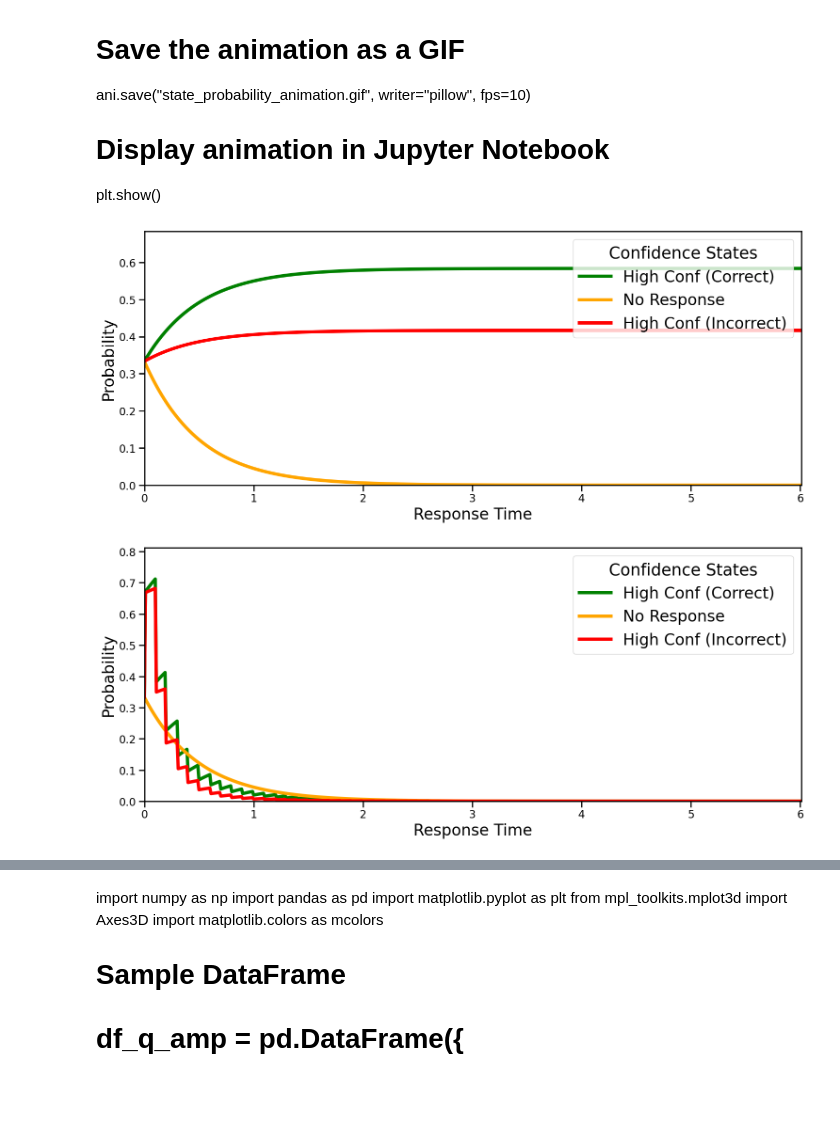
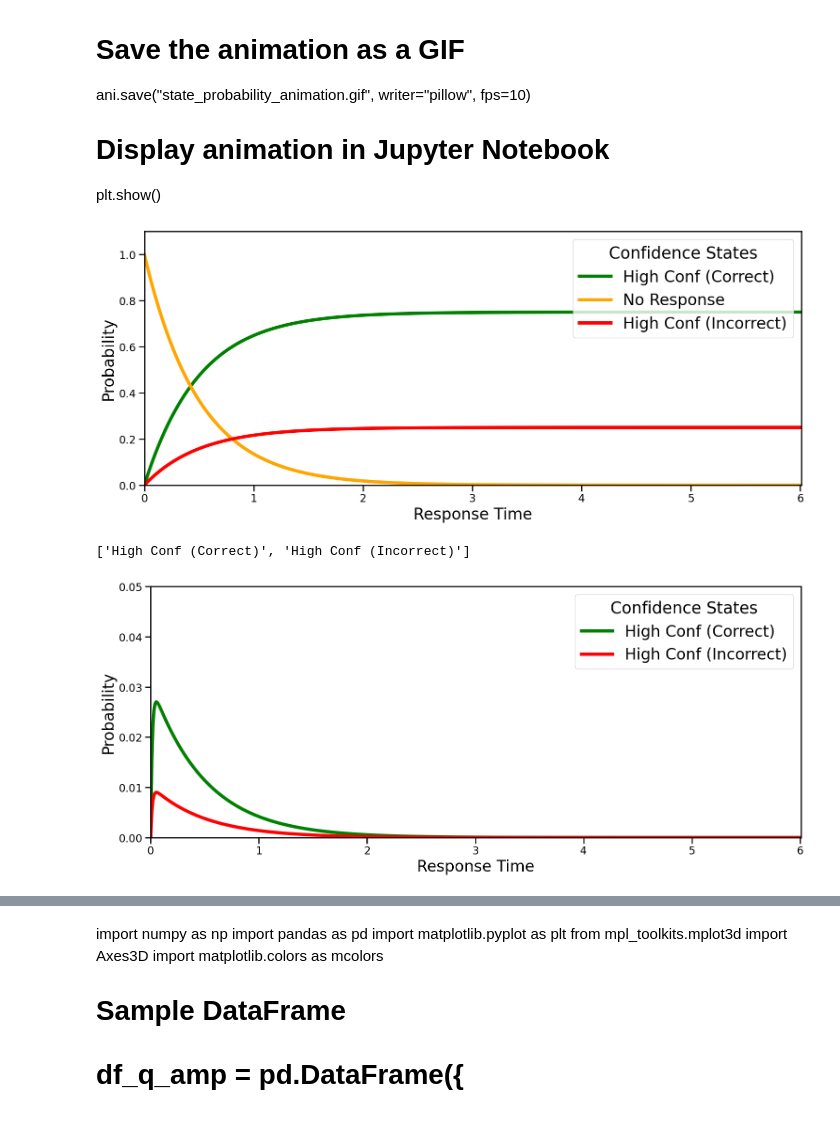
Before and after one commit to rkmalaiya/stochastic_cognitive_dynamics, a Jupyter notebook: examples/diffusion_quantum_evolution_discrete_time.ipynb, the cells around one changed output, grey strips where cells are left out. Saved outputs shown, nothing was run; the diff lists cells and outputs as text; code cells hidden in the pictures.

Commit message:
changes to get quantum walk animation

```diff
--- a/examples/diffusion_quantum_evolution_discrete_time.ipynb
+++ b/examples/diffusion_quantum_evolution_discrete_time.ipynb
@@ -97,7 +97,7 @@ import cme.decision_models.confidence_accumulation as ca
 import cme.decision_models.quantum_discrete as qd
 import cme.decision_models.diffusion_discrete as dd
 
-n_states_q, start_width, response_width = 3, None, 1
+n_states_q, start_width, response_width = 11, None, 3
 start_width = (n_states_q-2*response_width)
 mv = np.arange(-(n_states_q//2), (n_states_q//2)+1)
 
@@ -138,14 +138,14 @@ for t in np.arange(delta,10,delta):
                                             m_Mc, m_Mw, m_Mn, phi_0_markov, 0.1,
                                             transition_type="RT", likelihood_type="SINGLE")
     phi_internal_markov = ca.perform_state_transition(intensity_matrix_markov, np.asarray([[t]]), np.asarray([[1]]),
-                                            m_Mc, m_Mw, m_Mn, phi_0_markov, 0.1,
+                                            m_Mc, m_Mw, m_Mn, phi_0_markov, delta,
                                             transition_type="TIMESTEP", likelihood_type="SINGLE")
 
     phi_quantum = ca.perform_state_transition(intensity_matrix_quantum, np.asarray([[t]]), np.asarray([[1]]),
                                             q_Mc, q_Mw, q_Mn, phi_0_quantum, 0.1,
                                             transition_type="RT", likelihood_type="SINGLE")
     phi_quantum_internal = ca.perform_state_transition(intensity_matrix_quantum, np.asarray([[t]]), np.asarray([[1]]),
-                                            q_Mc, q_Mw, q_Mn, phi_0_quantum, 0.1,
+                                            q_Mc, q_Mw, q_Mn, phi_0_quantum, delta,
                                             transition_type="TIMESTEP", likelihood_type="SINGLE")
 
     phi_markov_arr.append(phi_markov.squeeze())
@@ -299,7 +299,13 @@ ani.save("export/diffusion_walk_continuous_time.gif", writer="pillow", fps=30)
 # HTML(ani.to_jshtml())
 plt.show()
 # %% [output]
-[figure, old version]
+[figure, new version]
+# %%
+d = list(df_d_i["state"].unique()[::-1])
+d.remove("No Response")
+d
+# %% [output]
+['High Conf (Correct)', 'High Conf (Incorrect)']
 # %%
 import matplotlib.animation as animation
 
@@ -307,41 +313,41 @@ import matplotlib.animation as animation
 with sns.plotting_context("talk"):
     fig, ax = plt.subplots(figsize=(18, 7))
 ax.set_xlim(df_d_i["time"].min(), df_d_i["time"].max()+delta)
-ax.set_ylim(0, df_d_i["prob"].max() + 0.1)
+ax.set_ylim(0, 0.05)
 ax.set_xlabel("Response Time", fontsize=24)
 ax.set_ylabel("Probability", fontsize=24)
 #ax.set_title('Diffision "Probability" Walk', fontsize=30)
 
 lines = {}
-states = df_d_i["state"].unique()[::-1]
-
+states = list(df_d_i["state"].unique()[::-1])
+states.remove("No Response")
 # Create line objects for each state
 for state in states:
     ms, ls, lw = (15, "-", 4) if "Correct" in state else (10, ":", 1) if "No" in state else (5, "--", 2)
     line, = ax.plot([], [], linestyle="-", lw=5,label=f"{state}", color=custom_color[state])#, lw=3.5) #marker="o", markersize=ms, l
     lines[state] = line
 
 ax.legend(title='Confidence States', title_fontsize=25, fontsize=24, loc='upper right')
 
 # Update function for animation
 def update(frame):
     df_frame = df_d_i[df_d_i["time"] <= frame * delta]  # Include only data up to current time step
     for state in states:
         subset = df_frame[df_frame["state"] == state]
         lines[state].set_data(subset["time"], subset["prob"])
     return lines.values()
 
 # Create animation
 framesno = int(df_d_i["time"].max() / delta) + 1
 ani = animation.FuncAnimation(fig, update, frames=framesno, interval=200, repeat=False, blit=False, cache_frame_data=False)
 
 # Save the animation as a GIF
 ani.save("export/diffusion_walk_internal_continuous_time.gif", writer="pillow", fps=30)
 #ani#.to_html5_video()
 # Display animation in Jupyter Notebook
 # HTML(ani.to_jshtml())
 plt.show()
 # %% [output]
-[figure, old version]
+[figure, new version]
 # %%
 df_q_amp = (pd.DataFrame(np.asarray(phi_quantum_amplitude_arr))
```
Also changed, not shown: parts of 13 cells of this notebook, 3 other files.
